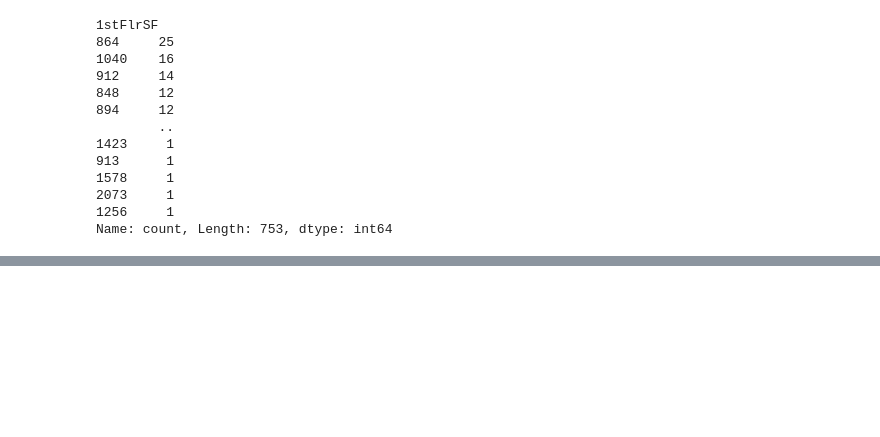
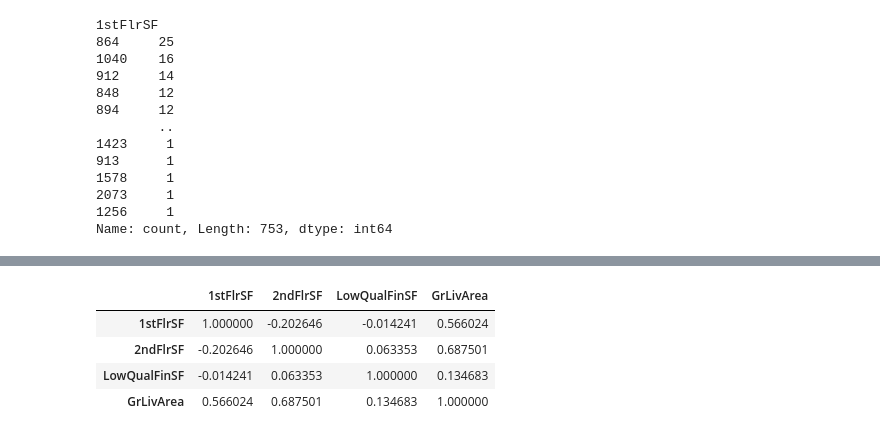
Before and after one commit to FarhanKhan1/MSAI_Machine_Learning, a Jupyter notebook: assignments_1/testing/data_understanding.ipynb, the cells around one changed output, grey strips where cells are left out. Cells and saved outputs as stored; diff of their text form; code cells hidden in the pictures; blank space fills up the shorter version.

```diff
--- a/assignments_1/testing/data_understanding.ipynb
+++ b/assignments_1/testing/data_understanding.ipynb
@@ -210,0 +239,8 @@ Name: count, Length: 753, dtype: int64
+# %%
+test_1
+# %% [output]
+|  | 1stFlrSF | 2ndFlrSF | LowQualFinSF | GrLivArea |
+| 1stFlrSF | 1.000000 | -0.202646 | -0.014241 | 0.566024 |
+| 2ndFlrSF | -0.202646 | 1.000000 | 0.063353 | 0.687501 |
+| LowQualFinSF | -0.014241 | 0.063353 | 1.000000 | 0.134683 |
+| GrLivArea | 0.566024 | 0.687501 | 0.134683 | 1.000000 |
```
Also changed, not shown: parts of 19 cells of this notebook, 5 other files.
